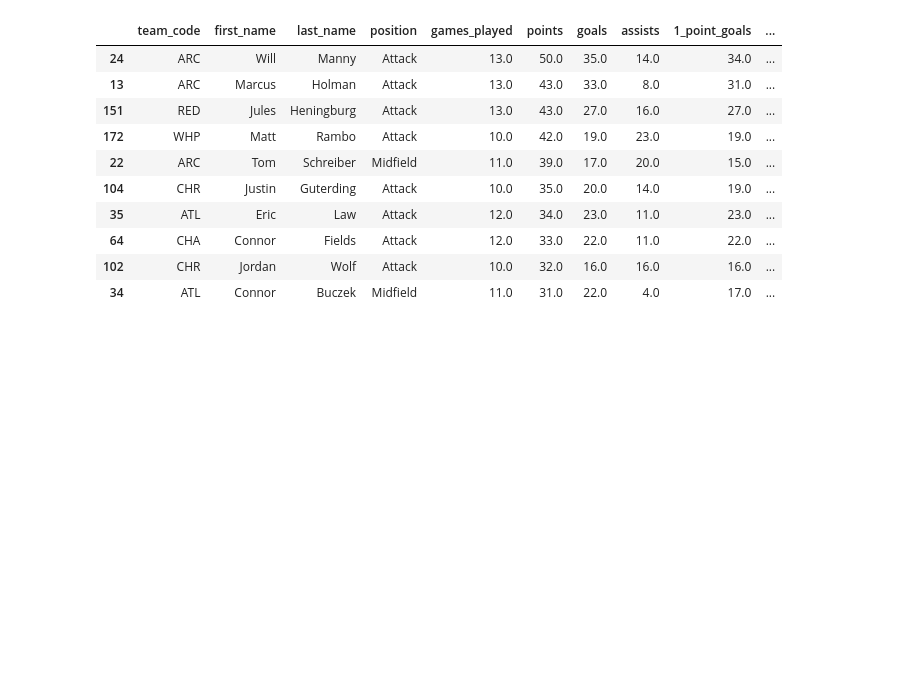
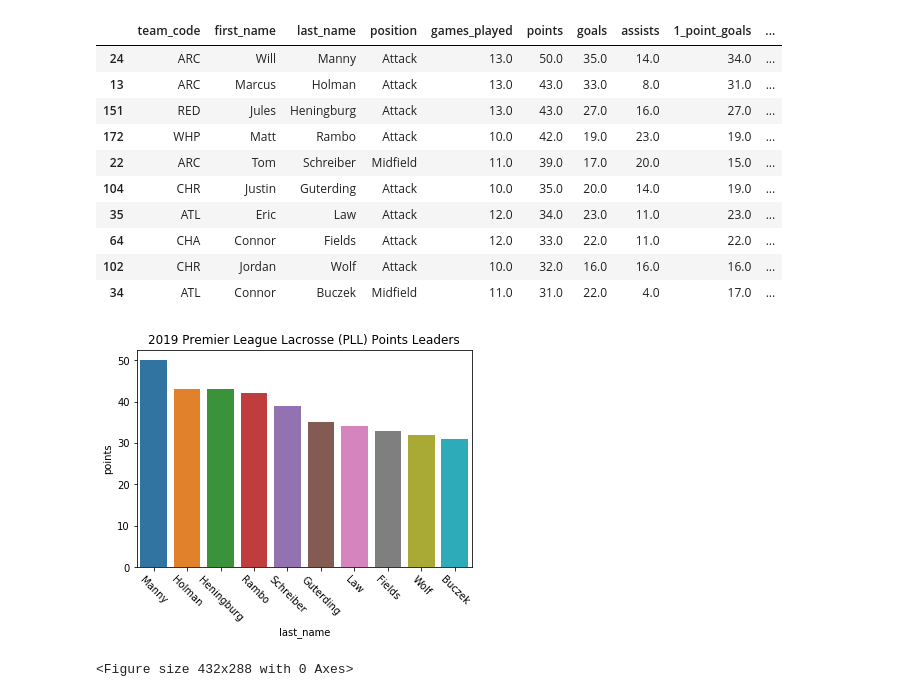
Before and after one commit to bencolville/PLL-Season1-Analysis, a Jupyter notebook: WIP_Stat_Analysis.ipynb, the cells around one changed output. Drawn from its saved outputs; the diff is of its cells as text; code cells hidden in the pictures; blank space fills up the shorter version.

```diff
--- a/WIP_Stat_Analysis.ipynb
+++ b/WIP_Stat_Analysis.ipynb
@@ -238,3 +239,14 @@ dfST.sort_values(by="points", ascending=False).head(10)
 | 64 | CHA | Connor | Fields | Attack | 12.0 | 33.0 | 22.0 | 11.0 | 22.0 | ... |
 | 102 | CHR | Jordan | Wolf | Attack | 10.0 | 32.0 | 16.0 | 16.0 | 16.0 | ... |
 | 34 | ATL | Connor | Buczek | Midfield | 11.0 | 31.0 | 22.0 | 4.0 | 17.0 | ... |
+# %%
+PointsTopTen = dfST.sort_values(by="points", ascending=False).head(10)
+# %%
+chart = sns.barplot(x=PointsTopTen.last_name, y=PointsTopTen.points)
+chart.set_xticklabels(chart.get_xticklabels(),rotation=-45)
+plt.title("2019 Premier League Lacrosse (PLL) Points Leaders")
+plt.show()
+plt.savefig("img/PointsTopTen.svg", dpi=300, pad_inches=0)
+# %% [output]
+[figure, added]
+<Figure size 432x288 with 0 Axes>
```
Also changed, not shown: parts of 6 cells of this notebook, 2 other files.
